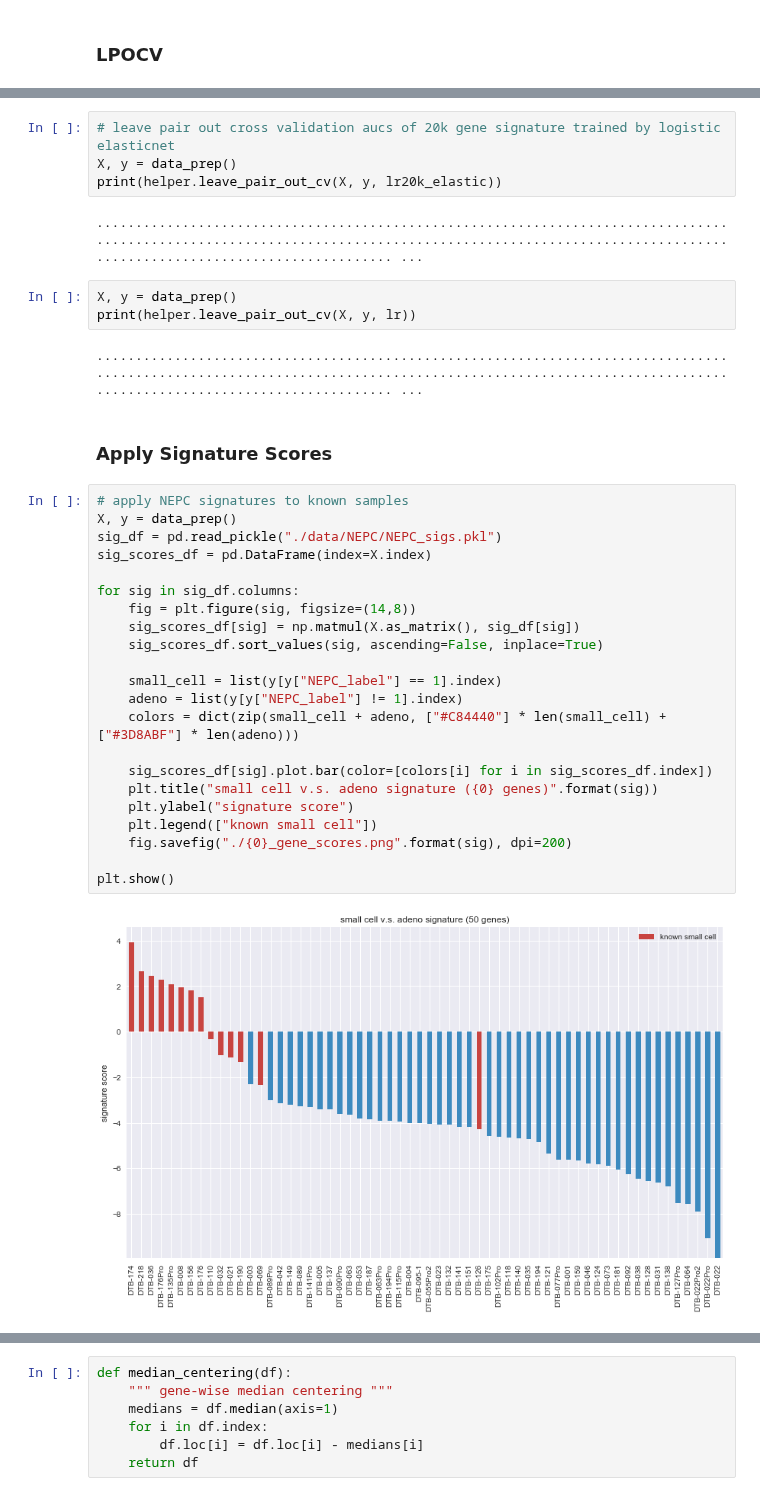
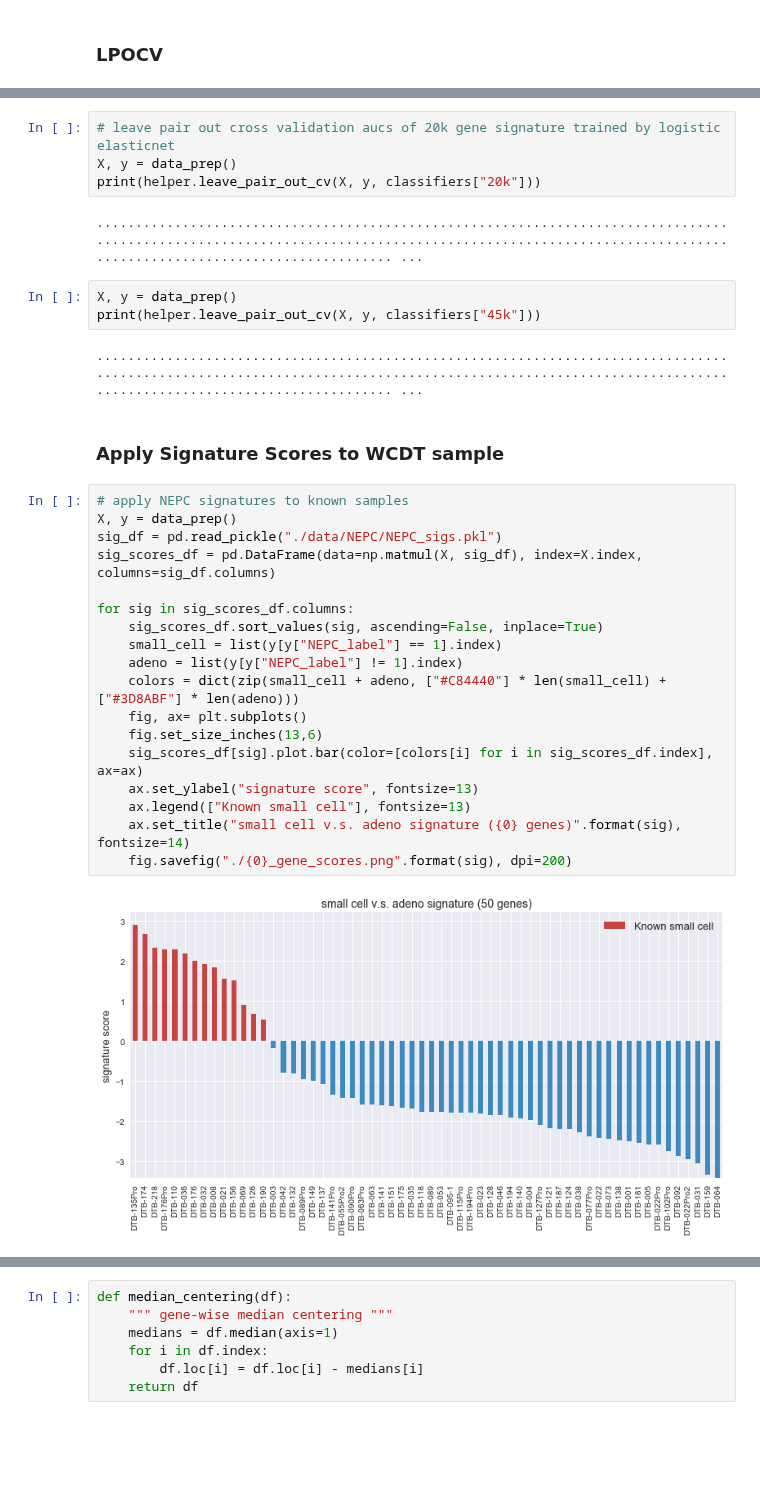
Before and after one commit to MollyZhang/ARsig_python, a Jupyter notebook: NEPCsig.ipynb, the cells around one changed output, grey strips where cells are left out. Cells and saved outputs as stored; diff of their text form; blank space fills up the shorter version.

```diff
--- a/NEPCsig.ipynb
+++ b/NEPCsig.ipynb
@@ -126,37 +122,33 @@ print(helper.leave_pair_out_cv(X, y, lr50_elastic))
 # %%
 # leave pair out cross validation aucs of 20k gene signature trained by logistic elasticnet
 X, y = data_prep()
-print(helper.leave_pair_out_cv(X, y, lr20k_elastic))
+print(helper.leave_pair_out_cv(X, y, classifiers["20k"]))
 # %% [output]
 ........................................................................................................................................................................................................ ...
 # %%
 X, y = data_prep()
-print(helper.leave_pair_out_cv(X, y, lr))
+print(helper.leave_pair_out_cv(X, y, classifiers["45k"]))
 # %% [output]
 ........................................................................................................................................................................................................ ...
 # %% [markdown]
-### Apply Signature Scores
+### Apply Signature Scores to WCDT sample
 # %%
 # apply NEPC signatures to known samples
 X, y = data_prep()
 sig_df = pd.read_pickle("./data/NEPC/NEPC_sigs.pkl")
-sig_scores_df = pd.DataFrame(index=X.index)
+sig_scores_df = pd.DataFrame(data=np.matmul(X, sig_df), index=X.index, columns=sig_df.columns)
 
-for sig in sig_df.columns:
-    fig = plt.figure(sig, figsize=(14,8))
-    sig_scores_df[sig] = np.matmul(X.as_matrix(), sig_df[sig])
+for sig in sig_scores_df.columns:
     sig_scores_df.sort_values(sig, ascending=False, inplace=True)
-
     small_cell = list(y[y["NEPC_label"] == 1].index)
     adeno = list(y[y["NEPC_label"] != 1].index)
     colors = dict(zip(small_cell + adeno, ["#C84440"] * len(small_cell) + ["#3D8ABF"] * len(adeno)))
-
-    sig_scores_df[sig].plot.bar(color=[colors[i] for i in sig_scores_df.index])
-    plt.title("small cell v.s. adeno signature ({0} genes)".format(sig))
-    plt.ylabel("signature score")
-    plt.legend(["known small cell"])
+    fig, ax= plt.subplots()
+    fig.set_size_inches(13,6)
+    sig_scores_df[sig].plot.bar(color=[colors[i] for i in sig_scores_df.index], ax=ax)
+    ax.set_ylabel("signature score", fontsize=13)
+    ax.legend(["Known small cell"], fontsize=13)
+    ax.set_title("small cell v.s. adeno signature ({0} genes)".format(sig), fontsize=14)
     fig.savefig("./{0}_gene_scores.png".format(sig), dpi=200)
-
-plt.show()
 # %% [output]
-[figure, old version]
+[figure, new version]
```
Also changed, not shown: parts of 25 cells of this notebook.
